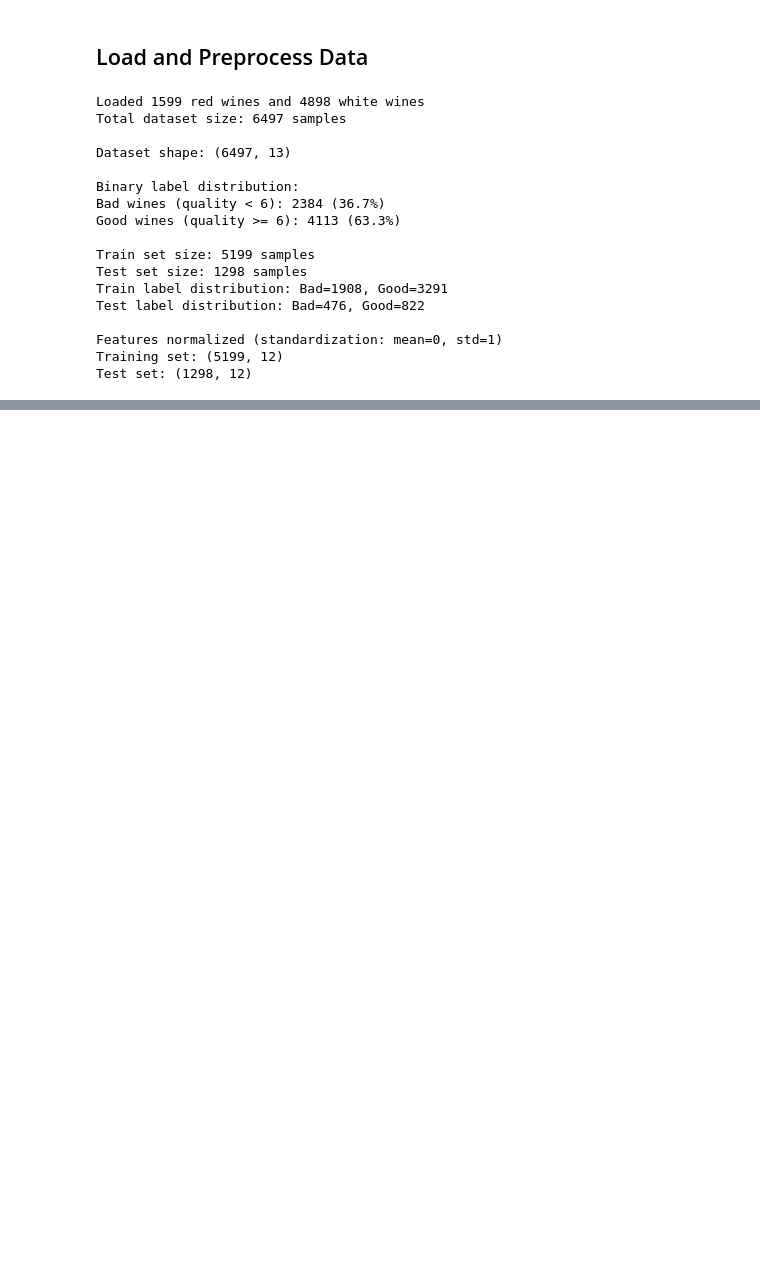
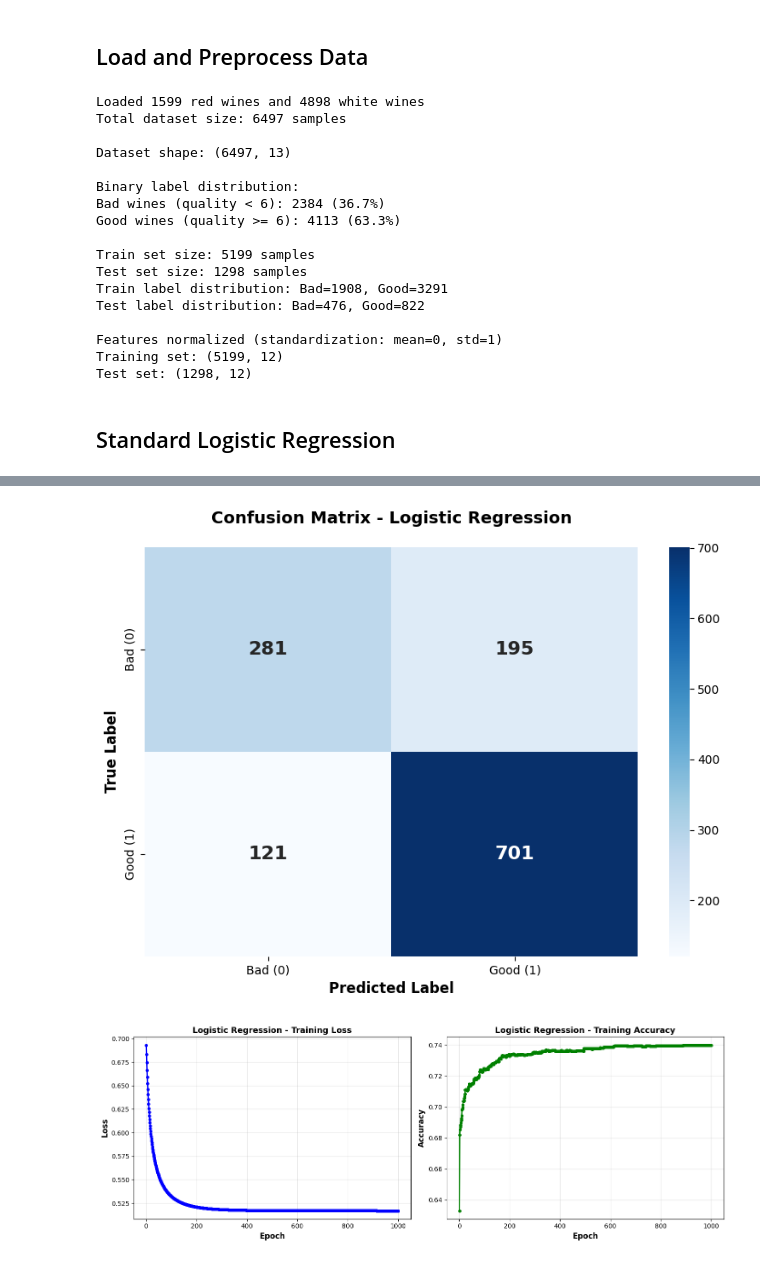
Before and after one commit to nikitaolefir/WineQualityPredicition, a Jupyter notebook: main.ipynb, the cells around one changed output, grey strips where cells are left out. Drawn from its saved outputs; the diff is of its cells as text; code cells hidden in the pictures; blank space fills up the shorter version.

```diff
--- a/main.ipynb
+++ b/main.ipynb
@@ -52,3 +53,30 @@ Test label distribution: Bad=476, Good=822
 Features normalized (standardization: mean=0, std=1)
 Training set: (5199, 12)
 Test set: (1298, 12)
+# %% [markdown]
+## Standard Logistic Regression
+# %%
+lr = LogisticRegression(
+    learning_rate=0.1,
+    n_iterations=1000,
+    regularization=0.01,
+    verbose=True
+)
+
+start = time.time()
+lr.fit(X_train, y_train)
+lr_time = time.time() - start
+
+# Evaluating
+y_pred_lr = lr.predict(X_test)
+lr_metrics = calculate_metrics(y_test, y_pred_lr)
+
+print(f"\nTraining time: {lr_time:.2f}s")
+print_metrics(lr_metrics, "Logistic Regression")
+
+# Plotting
+plot_confusion_matrix(y_test, y_pred_lr, "Logistic Regression",
+                     save_path='results/LR_confusion_matrix.png')
+plot_training_curves(lr.history, "Logistic Regression",
+                    save_path='results/LR_training_curves.png')
+# %% [output]
@@ -54,0 +100,2 @@ Test set: (1298, 12)
+[figure, added]
+[figure, added]
```
Also changed, not shown: parts of 18 cells of this notebook, 17 other files.
